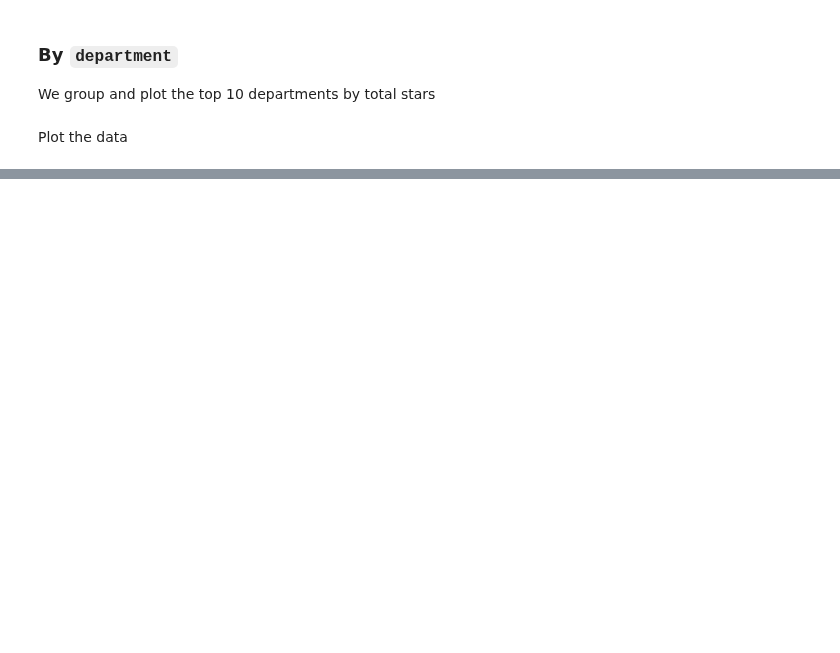
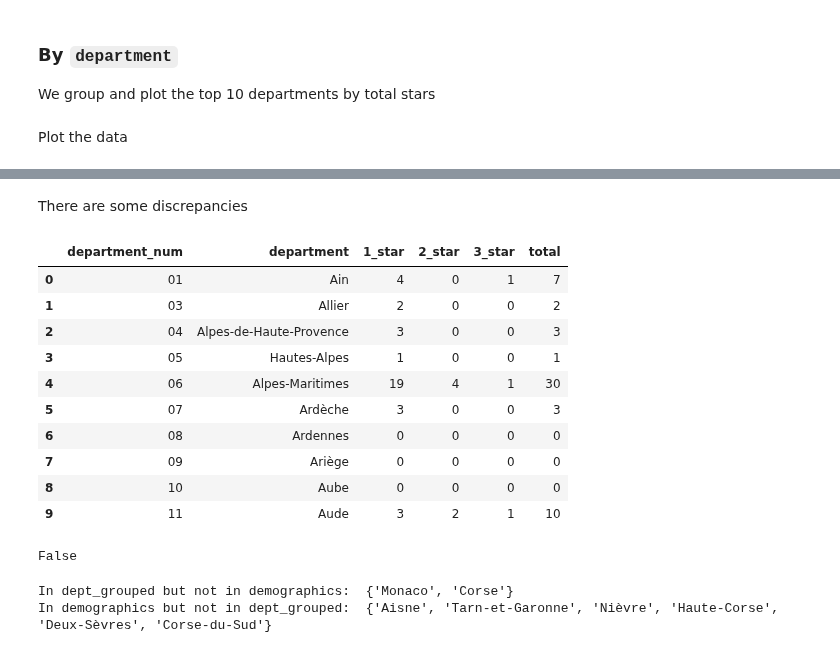
Before and after one commit to pineapple-bois/Michelin_Rated_Restaurants, a Jupyter notebook: Notebooks/France/France.ipynb, the cells around one changed output, grey strips where cells are left out. Cells and saved outputs as stored; diff of their text form; code cells hidden in the pictures; blank space fills up the shorter version.

```diff
--- a/Notebooks/France/France.ipynb
+++ b/Notebooks/France/France.ipynb
@@ -579,0 +608,28 @@ plt.show()
+# %% [markdown]
+There are some discrepancies
+# %%
+dept_grouped.head(10)
+# %% [output]
+|  | department_num | department | 1_star | 2_star | 3_star | total |
+| 0 | 01 | Ain | 4 | 0 | 1 | 7 |
+| 1 | 03 | Allier | 2 | 0 | 0 | 2 |
+| 2 | 04 | Alpes-de-Haute-Provence | 3 | 0 | 0 | 3 |
+| 3 | 05 | Hautes-Alpes | 1 | 0 | 0 | 1 |
+| 4 | 06 | Alpes-Maritimes | 19 | 4 | 1 | 30 |
+| 5 | 07 | Ardèche | 3 | 0 | 0 | 3 |
+| 6 | 08 | Ardennes | 0 | 0 | 0 | 0 |
+| 7 | 09 | Ariège | 0 | 0 | 0 | 0 |
+| 8 | 10 | Aube | 0 | 0 | 0 | 0 |
+| 9 | 11 | Aude | 3 | 2 | 1 | 10 |
+# %%
+set1 = set(dept_grouped['department'].unique())
+set2 = set(demographics['department'].unique())
+print(set1 == set2)  # This should print True if all sets are equal
+# %% [output]
+False
+# %%
+print("In dept_grouped but not in demographics: ", set1 - set2)
+print("In demographics but not in dept_grouped: ", set2 - set1)
+# %% [output]
+In dept_grouped but not in demographics:  {'Monaco', 'Corse'}
+In demographics but not in dept_grouped:  {'Aisne', 'Tarn-et-Garonne', 'Nièvre', 'Haute-Corse', 'Deux-Sèvres', 'Corse-du-Sud'}
```
Also changed, not shown: parts of 22 cells of this notebook.
